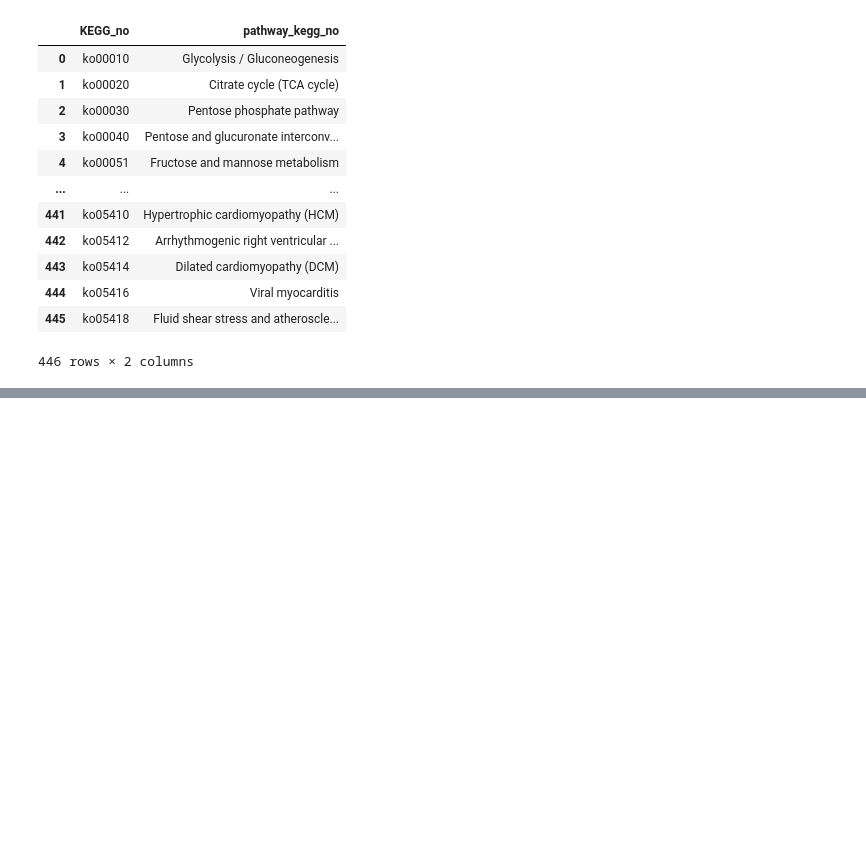
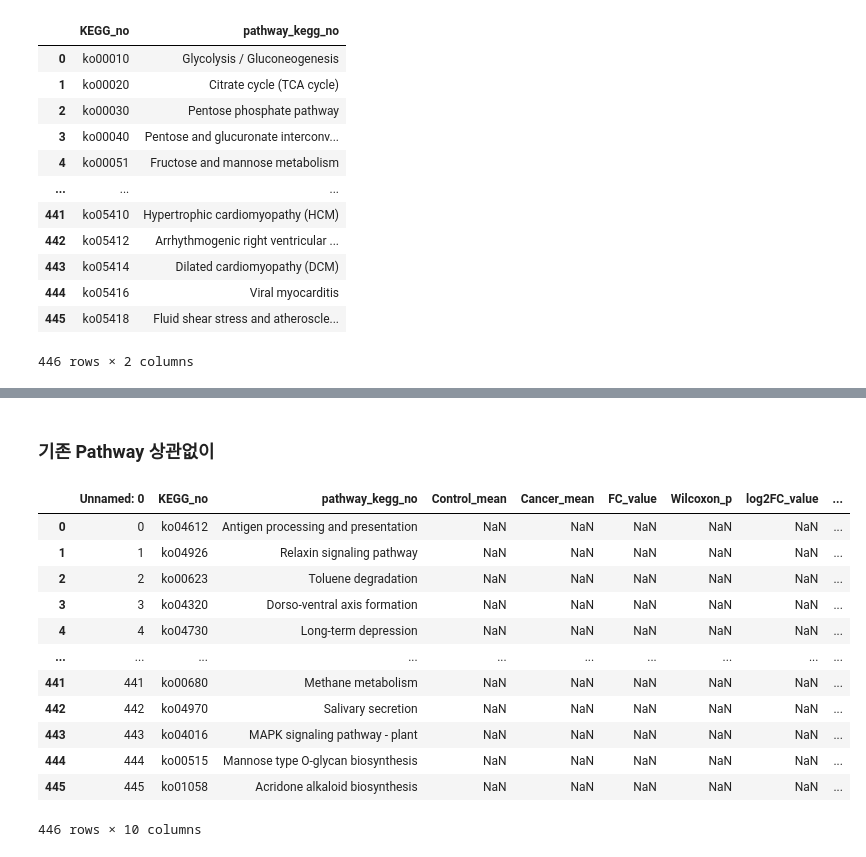
Before and after one commit to yooninsu/Pancreatic-Cancer-Analysis, a Jupyter notebook: Correlation-analysis.ipynb, the cells around one changed output, grey strips where cells are left out. Saved outputs shown, nothing was run; the diff lists cells and outputs as text; code cells hidden in the pictures; blank space fills up the shorter version.

```diff
--- a/Correlation-analysis.ipynb
+++ b/Correlation-analysis.ipynb
@@ -411,0 +434,19 @@ plt.show()
+# %% [markdown]
+### 기존 Pathway 상관없이
+# %%
+path_df = pd.read_excel(output_path+'/statistical_analysis_results_with_labels.xlsx')
+path_df
+# %% [output]
+|  | Unnamed: 0 | KEGG_no | pathway_kegg_no | Control_mean | Cancer_mean | FC_value | Wilcoxon_p | log2FC_value | ... |
+| 0 | 0 | ko04612 | Antigen processing and presentation | NaN | NaN | NaN | NaN | NaN | ... |
+| 1 | 1 | ko04926 | Relaxin signaling pathway | NaN | NaN | NaN | NaN | NaN | ... |
+| 2 | 2 | ko00623 | Toluene degradation | NaN | NaN | NaN | NaN | NaN | ... |
+| 3 | 3 | ko04320 | Dorso-ventral axis formation | NaN | NaN | NaN | NaN | NaN | ... |
+| 4 | 4 | ko04730 | Long-term depression | NaN | NaN | NaN | NaN | NaN | ... |
+| ... | ... | ... | ... | ... | ... | ... | ... | ... | ... |
+| 441 | 441 | ko00680 | Methane metabolism | NaN | NaN | NaN | NaN | NaN | ... |
+| 442 | 442 | ko04970 | Salivary secretion | NaN | NaN | NaN | NaN | NaN | ... |
+| 443 | 443 | ko04016 | MAPK signaling pathway - plant | NaN | NaN | NaN | NaN | NaN | ... |
+| 444 | 444 | ko00515 | Mannose type O-glycan biosynthesis | NaN | NaN | NaN | NaN | NaN | ... |
+| 445 | 445 | ko01058 | Acridone alkaloid biosynthesis | NaN | NaN | NaN | NaN | NaN | ... |
+446 rows × 10 columns
```
Also changed, not shown: parts of 39 cells of this notebook, 2 other files.
